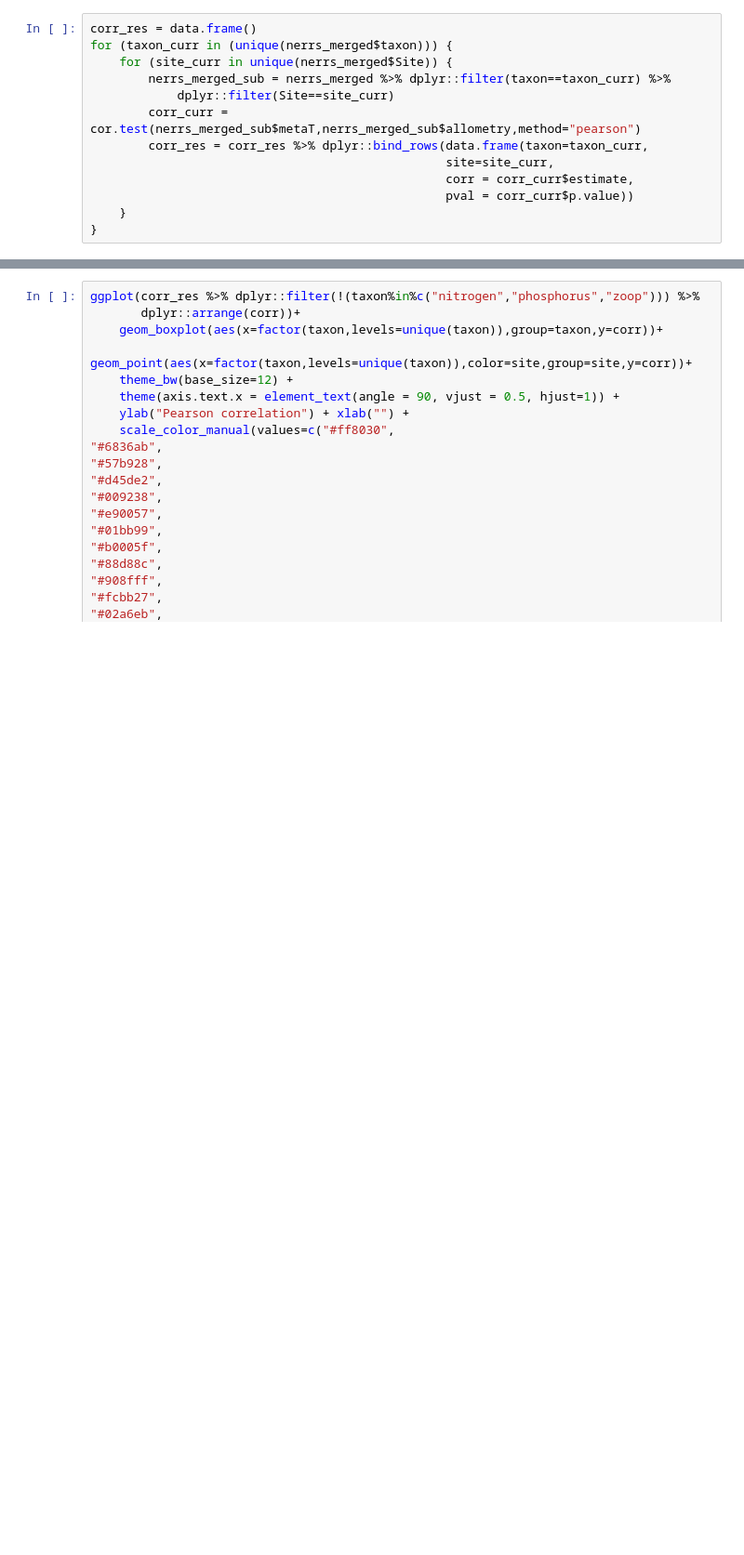
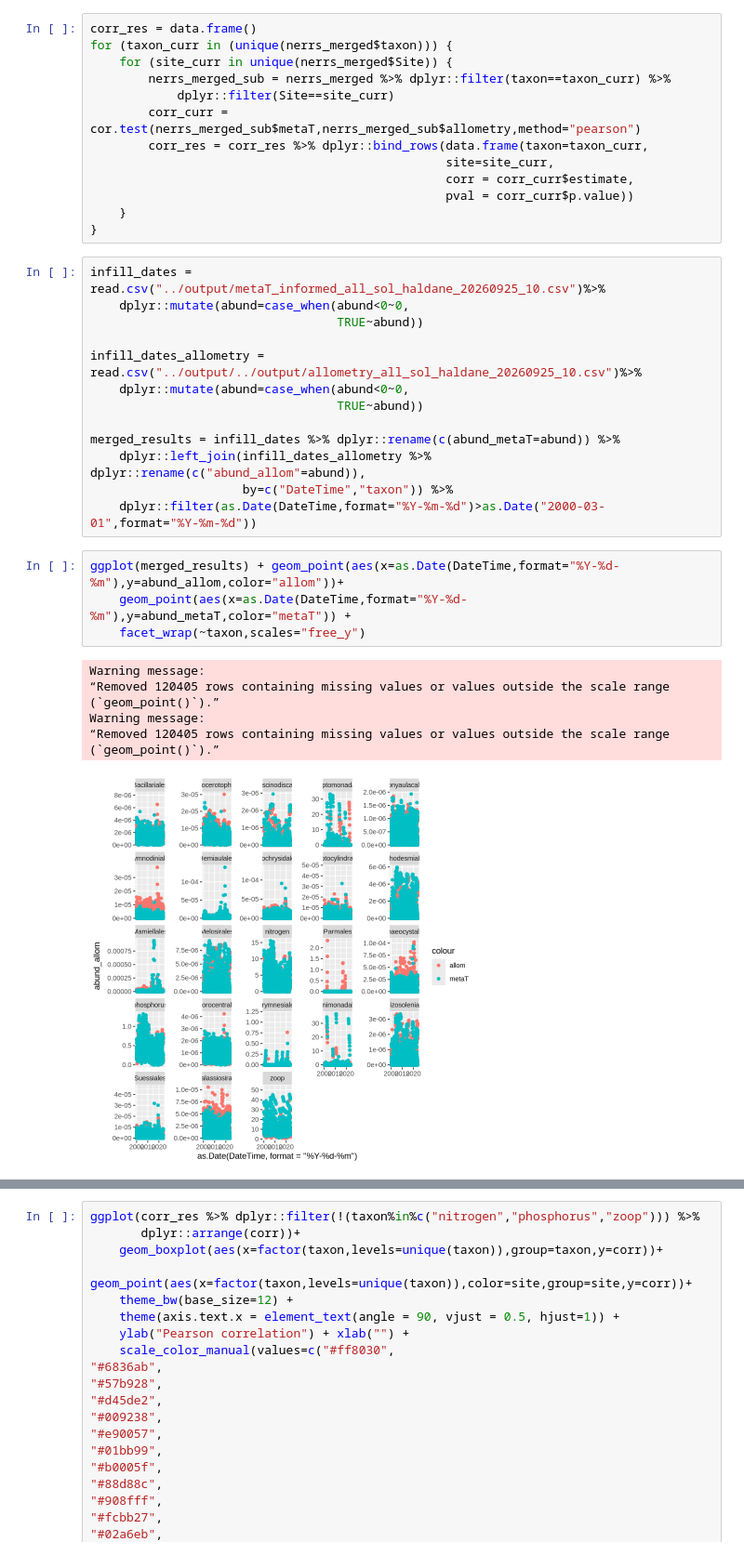
Before and after one commit to akrinos/2026-krinos-metaT-informed, a Jupyter notebook: model_notebooks/nerrs_compare.ipynb, the cells around one changed output, grey strips where cells are left out. Shown at 93% size. Cells and saved outputs as stored; diff of their text form; blank space fills up the shorter version.

```diff
--- a/model_notebooks/nerrs_compare.ipynb
+++ b/model_notebooks/nerrs_compare.ipynb
@@ -61,3 +116,28 @@ for (taxon_curr in (unique(nerrs_merged$taxon))) {
                                                  pval = corr_curr$p.value))
     }
 }
+# %%
+infill_dates = read.csv("../output/metaT_informed_all_sol_haldane_20260925_10.csv")%>%
+    dplyr::mutate(abund=case_when(abund<0~0,
+                                  TRUE~abund))
+
+infill_dates_allometry = read.csv("../output/../output/allometry_all_sol_haldane_20260925_10.csv")%>%
+    dplyr::mutate(abund=case_when(abund<0~0,
+                                  TRUE~abund))
+
+merged_results = infill_dates %>% dplyr::rename(c(abund_metaT=abund)) %>%
+    dplyr::left_join(infill_dates_allometry %>% dplyr::rename(c("abund_allom"=abund)),
+                     by=c("DateTime","taxon")) %>%
+    dplyr::filter(as.Date(DateTime,format="%Y-%m-%d")>as.Date("2000-03-01",format="%Y-%m-%d"))
+# %%
+ggplot(merged_results) + geom_point(aes(x=as.Date(DateTime,format="%Y-%d-%m"),y=abund_allom,color="allom"))+
+    geom_point(aes(x=as.Date(DateTime,format="%Y-%d-%m"),y=abund_metaT,color="metaT")) +
+    facet_wrap(~taxon,scales="free_y")
+# %% [output]
+Warning message:
+“Removed 120405 rows containing missing values or values outside the scale range
+(`geom_point()`).”
+Warning message:
+“Removed 120405 rows containing missing values or values outside the scale range
+(`geom_point()`).”
+[figure, added]
```
Also changed, not shown: parts of 26 cells of this notebook, 19 other files.
